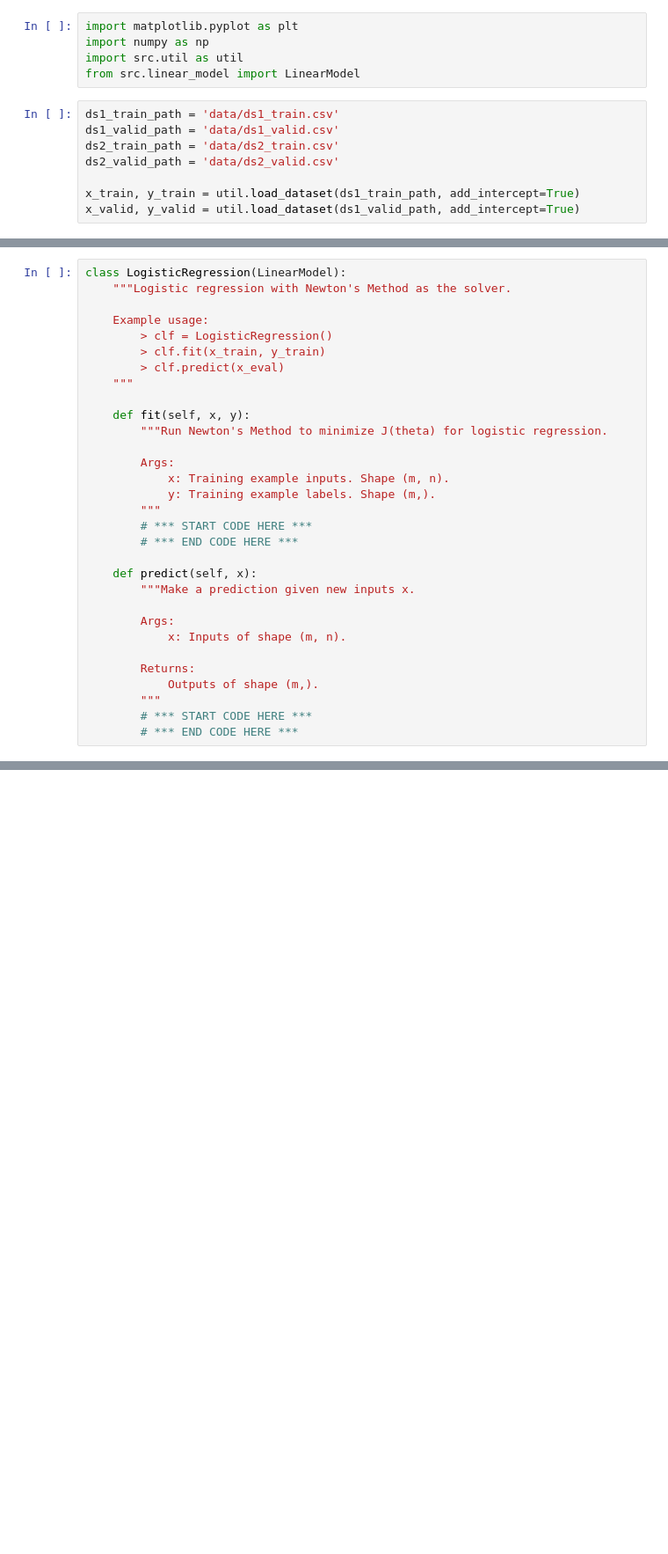
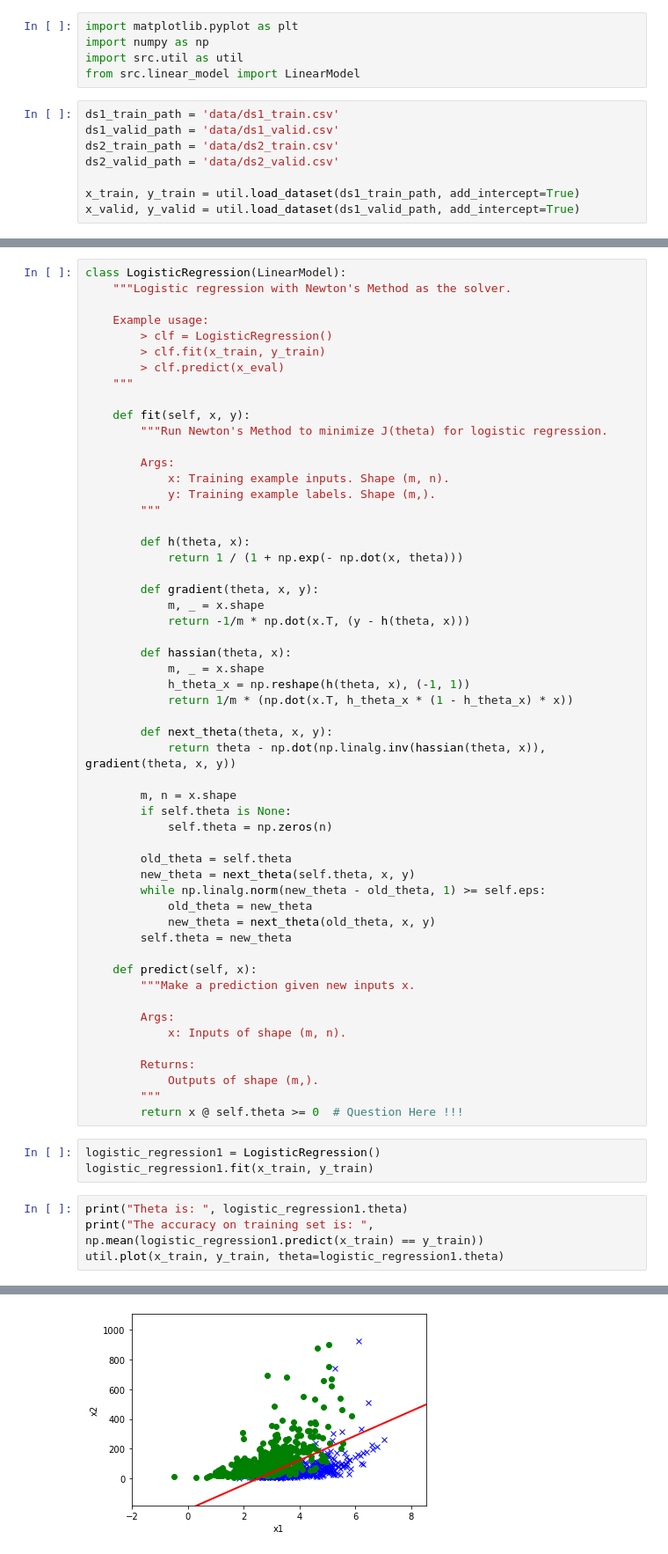
Before and after one commit to Anya-RB-Chen/cs229-2018-autumn, a Jupyter notebook: My Assignment/PS1/PS1-1b_Newton's_Mehod.ipynb, the cells around one changed output, grey strips where cells are left out. Shown at 88% size. Cells and saved outputs as stored; diff of their text form; blank space fills up the shorter version.

```diff
--- a/My Assignment/PS1/PS1-1b_Newton's_Mehod.ipynb
+++ b/My Assignment/PS1/PS1-1b_Newton's_Mehod.ipynb
@@ -36,8 +36,32 @@ class LogisticRegression(LinearModel):
             x: Training example inputs. Shape (m, n).
             y: Training example labels. Shape (m,).
         """
-        # *** START CODE HERE ***
-        # *** END CODE HERE ***
+
+        def h(theta, x):
+            return 1 / (1 + np.exp(- np.dot(x, theta)))
+
+        def gradient(theta, x, y):
+            m, _ = x.shape
+            return -1/m * np.dot(x.T, (y - h(theta, x)))
+
+        def hassian(theta, x):
+            m, _ = x.shape
+            h_theta_x = np.reshape(h(theta, x), (-1, 1))
+            return 1/m * (np.dot(x.T, h_theta_x * (1 - h_theta_x) * x))
+
+        def next_theta(theta, x, y):
+            return theta - np.dot(np.linalg.inv(hassian(theta, x)), gradient(theta, x, y))
+
+        m, n = x.shape
+        if self.theta is None:
+            self.theta = np.zeros(n)
+
+        old_theta = self.theta
+        new_theta = next_theta(self.theta, x, y)
+        while np.linalg.norm(new_theta - old_theta, 1) >= self.eps:
+            old_theta = new_theta
+            new_theta = next_theta(old_theta, x, y)
+        self.theta = new_theta
 
     def predict(self, x):
         """Make a prediction given new inputs x.
@@ -48,5 +72,12 @@ class LogisticRegression(LinearModel):
         Returns:
             Outputs of shape (m,).
         """
-        # *** START CODE HERE ***
-        # *** END CODE HERE ***
+        return x @ self.theta >= 0  # Question Here !!!
+# %%
+logistic_regression1 = LogisticRegression()
+logistic_regression1.fit(x_train, y_train)
+# %%
+print("Theta is: ", logistic_regression1.theta)
+print("The accuracy on training set is: ", np.mean(logistic_regression1.predict(x_train) == y_train))
+util.plot(x_train, y_train, theta=logistic_regression1.theta)
+# %% [output]
@@ -52,0 +86 @@ class LogisticRegression(LinearModel):
+[figure, added]
```
Also changed, not shown: parts of 4 cells of this notebook, 7 other files.
